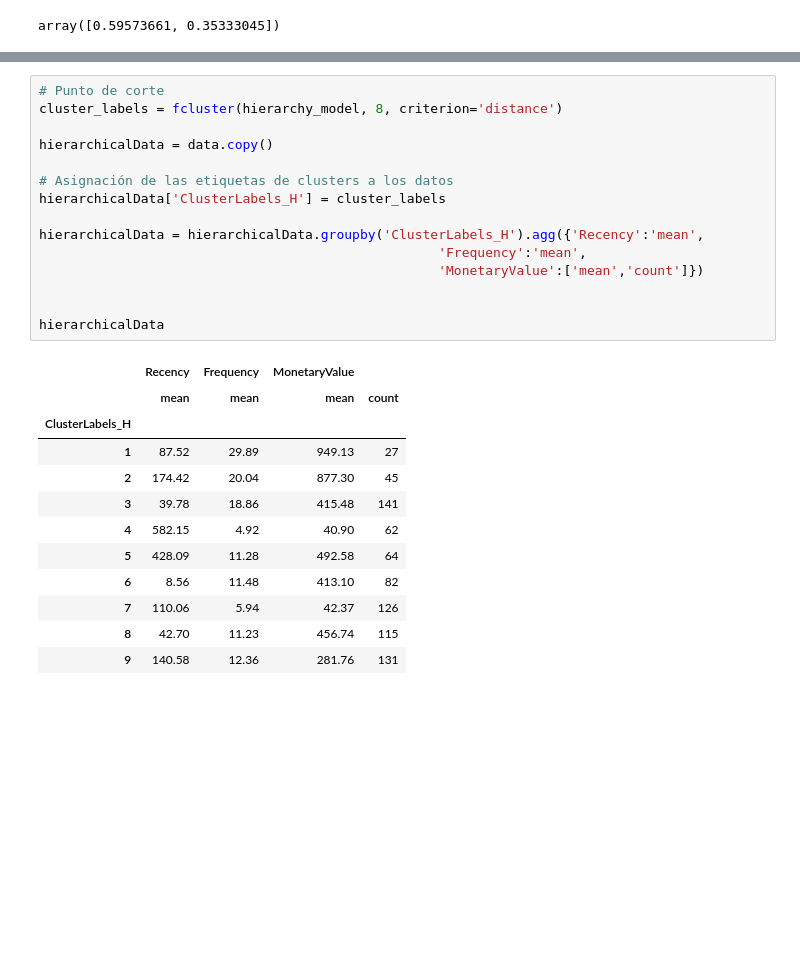
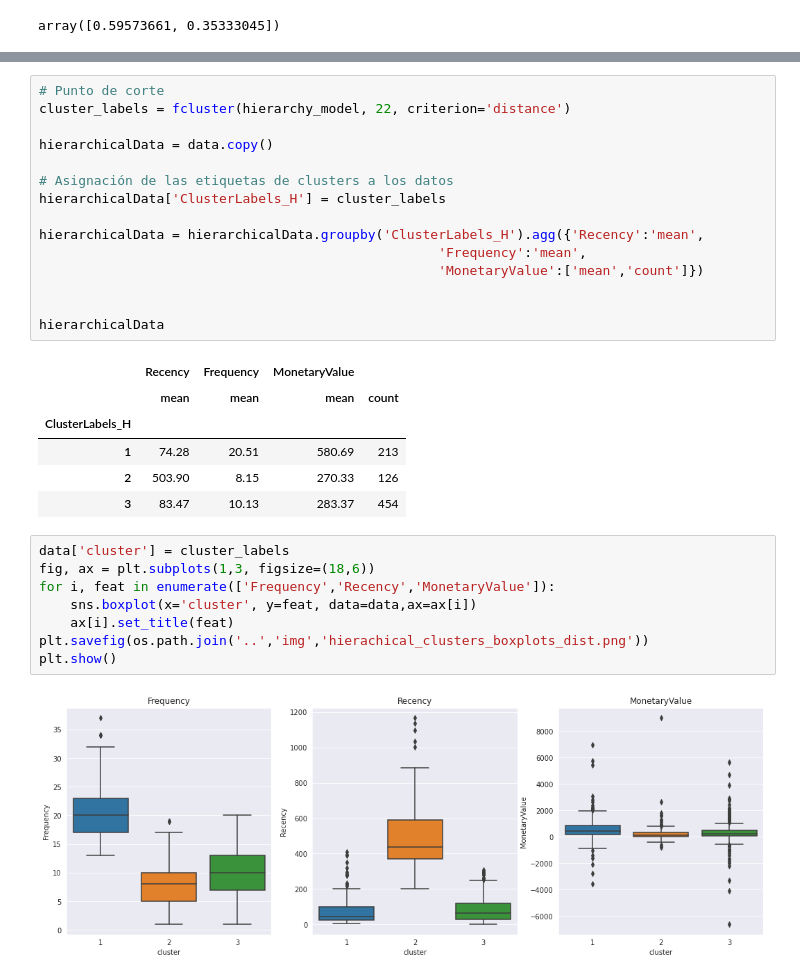
Before and after one commit to PabloJRW/super_store_projects, a Jupyter notebook: notebooks/2.2 Hierarchical Clustering.ipynb, the cells around one changed output, grey strips where cells are left out. Cells and saved outputs as stored; diff of their text form; blank space fills up the shorter version.

```diff
--- a/notebooks/2.2 Hierarchical Clustering.ipynb
+++ b/notebooks/2.2 Hierarchical Clustering.ipynb
@@ -96,29 +97,33 @@ plt.show()
 [figure]
 # %%
 # Punto de corte
-cluster_labels = fcluster(hierarchy_model, 8, criterion='distance')
+cluster_labels = fcluster(hierarchy_model, 22, criterion='distance')
 
 hierarchicalData = data.copy()
 
 # Asignación de las etiquetas de clusters a los datos
 hierarchicalData['ClusterLabels_H'] = cluster_labels
 
 hierarchicalData = hierarchicalData.groupby('ClusterLabels_H').agg({'Recency':'mean',
                                                    'Frequency':'mean',
                                                    'MonetaryValue':['mean','count']})
 
 
 hierarchicalData
 # %% [output]
 |  | Recency | Frequency | MonetaryValue |  |
 |  | mean | mean | mean | count |
 | ClusterLabels_H |  |  |  |  |
-| 1 | 87.52 | 29.89 | 949.13 | 27 |
-| 2 | 174.42 | 20.04 | 877.30 | 45 |
-| 3 | 39.78 | 18.86 | 415.48 | 141 |
-| 4 | 582.15 | 4.92 | 40.90 | 62 |
-| 5 | 428.09 | 11.28 | 492.58 | 64 |
-| 6 | 8.56 | 11.48 | 413.10 | 82 |
-| 7 | 110.06 | 5.94 | 42.37 | 126 |
-| 8 | 42.70 | 11.23 | 456.74 | 115 |
-| 9 | 140.58 | 12.36 | 281.76 | 131 |
+| 1 | 74.28 | 20.51 | 580.69 | 213 |
+| 2 | 503.90 | 8.15 | 270.33 | 126 |
+| 3 | 83.47 | 10.13 | 283.37 | 454 |
+# %%
+data['cluster'] = cluster_labels
+fig, ax = plt.subplots(1,3, figsize=(18,6))
+for i, feat in enumerate(['Frequency','Recency','MonetaryValue']):
+    sns.boxplot(x='cluster', y=feat, data=data,ax=ax[i])
+    ax[i].set_title(feat)
+plt.savefig(os.path.join('..','img','hierachical_clusters_boxplots_dist.png'))
+plt.show()
+# %% [output]
+[figure, added]
```
Also changed, not shown: parts of 2 cells of this notebook, 14 other files.
